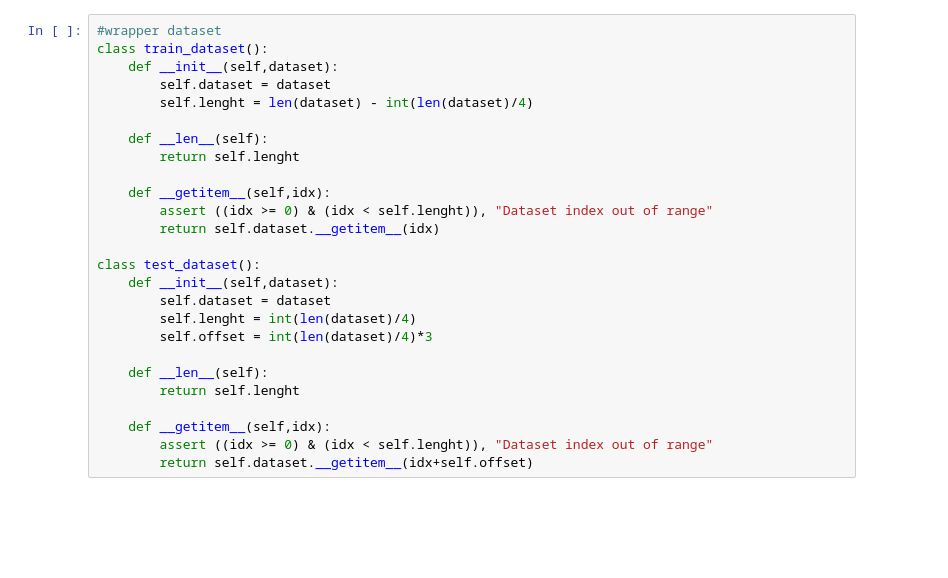
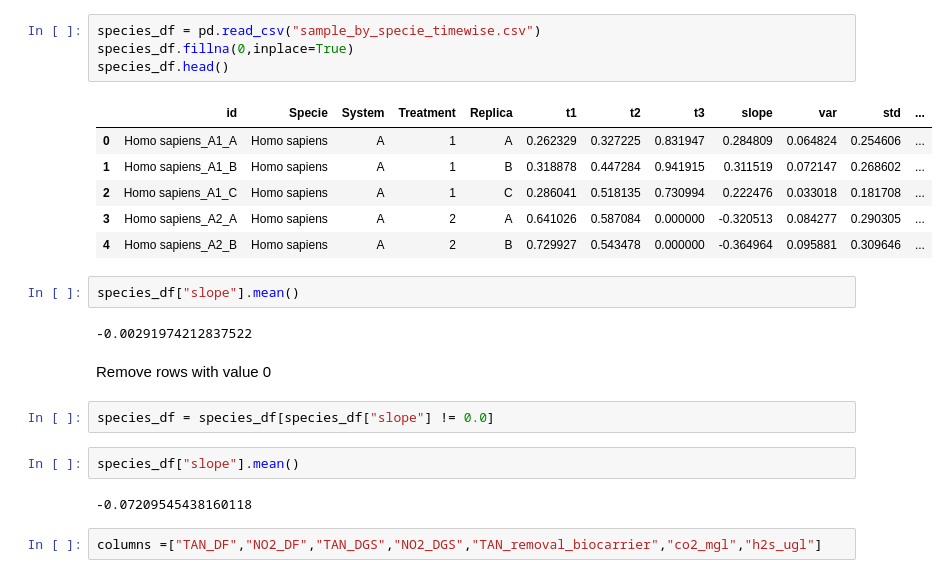
Before and after one commit to Haradai/BioBytes_Uib_Datathon2023, a Jupyter notebook: dl.ipynb, the cells around one changed output. Saved outputs shown, nothing was run; the diff lists cells and outputs as text; blank space fills up the shorter version.

```diff
--- a/dl.ipynb
+++ b/dl.ipynb
@@ -45,26 +24,25 @@ class Dataset():
-# %%
-#wrapper dataset
-class train_dataset():
-    def __init__(self,dataset):
-        self.dataset = dataset
-        self.lenght = len(dataset) - int(len(dataset)/4)
-
-    def __len__(self):
-        return self.lenght
-
-    def __getitem__(self,idx):
-        assert ((idx >= 0) & (idx < self.lenght)), "Dataset index out of range"
-        return self.dataset.__getitem__(idx)
-
-class test_dataset():
-    def __init__(self,dataset):
-        self.dataset = dataset
-        self.lenght = int(len(dataset)/4)
-        self.offset = int(len(dataset)/4)*3
-
-    def __len__(self):
-        return self.lenght
-
-    def __getitem__(self,idx):
-        assert ((idx >= 0) & (idx < self.lenght)), "Dataset index out of range"
-        return self.dataset.__getitem__(idx+self.offset)
+# %%
+species_df = pd.read_csv("sample_by_specie_timewise.csv")
+species_df.fillna(0,inplace=True)
+species_df.head()
+# %% [output]
+|  | id | Specie | System | Treatment | Replica | t1 | t2 | t3 | slope | var | std | ... |
+| 0 | Homo sapiens_A1_A | Homo sapiens | A | 1 | A | 0.262329 | 0.327225 | 0.831947 | 0.284809 | 0.064824 | 0.254606 | ... |
+| 1 | Homo sapiens_A1_B | Homo sapiens | A | 1 | B | 0.318878 | 0.447284 | 0.941915 | 0.311519 | 0.072147 | 0.268602 | ... |
+| 2 | Homo sapiens_A1_C | Homo sapiens | A | 1 | C | 0.286041 | 0.518135 | 0.730994 | 0.222476 | 0.033018 | 0.181708 | ... |
+| 3 | Homo sapiens_A2_A | Homo sapiens | A | 2 | A | 0.641026 | 0.587084 | 0.000000 | -0.320513 | 0.084277 | 0.290305 | ... |
+| 4 | Homo sapiens_A2_B | Homo sapiens | A | 2 | B | 0.729927 | 0.543478 | 0.000000 | -0.364964 | 0.095881 | 0.309646 | ... |
+# %%
+species_df["slope"].mean()
+# %% [output]
+-0.00291974212837522
+# %% [markdown]
+Remove rows with value 0
+# %%
+species_df = species_df[species_df["slope"] != 0.0]
+# %%
+species_df["slope"].mean()
+# %% [output]
+-0.07209545438160118
+# %%
+columns =["TAN_DF","NO2_DF","TAN_DGS","NO2_DGS","TAN_removal_biocarrier","co2_mgl","h2s_ugl"]
```
Also changed, not shown: parts of 37 cells of this notebook, 23 other files.
